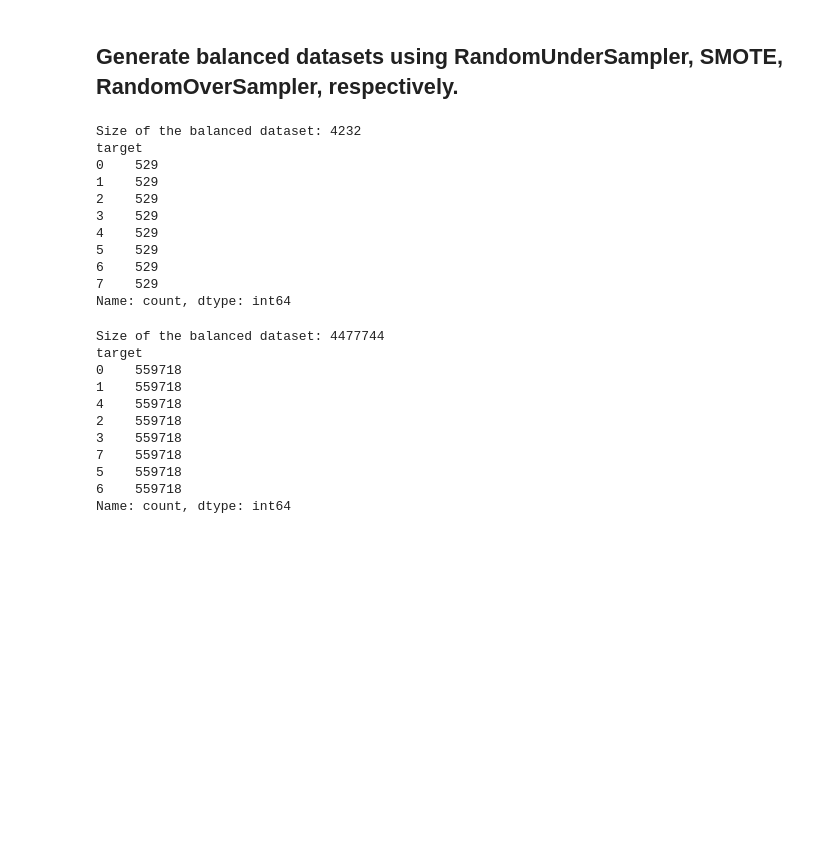
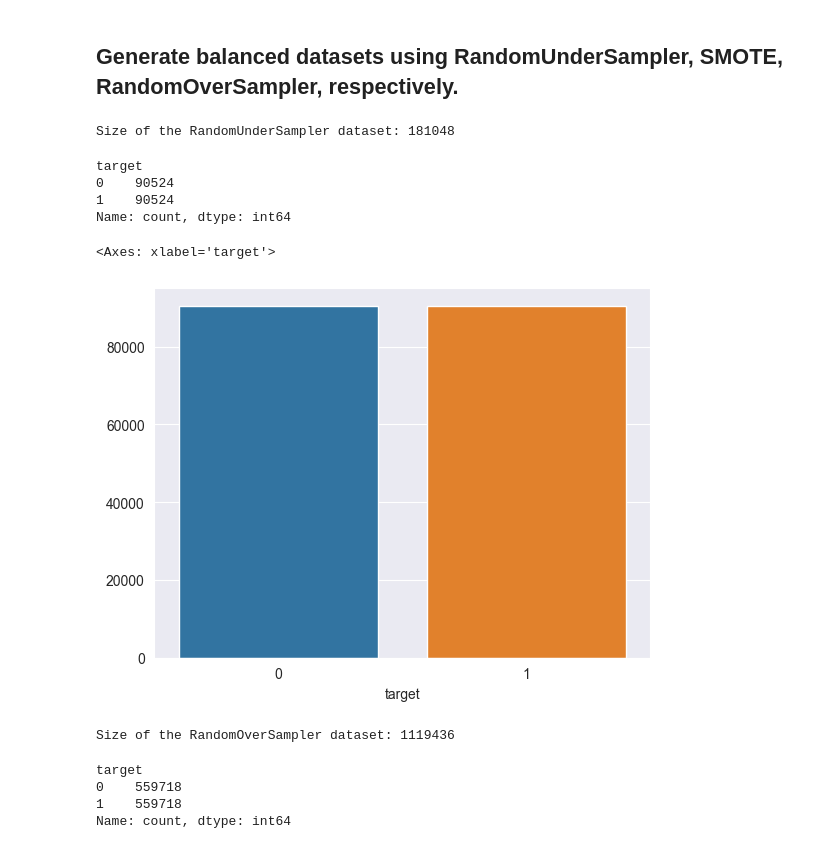
Before and after one commit to Hongwei-Z/SC-MLIDS, a Jupyter notebook: Data_Preprocessing.ipynb, the cells around one changed output. Drawn from its saved outputs; the diff is of its cells as text; code cells hidden in the pictures; blank space fills up the shorter version.

```diff
--- a/Data_Preprocessing.ipynb
+++ b/Data_Preprocessing.ipynb
@@ -149,42 +148,35 @@ dataset.to_csv("./datasets/target_data.csv",index=False,header=True)
 # %%
 # Balance the dataset using RandomUnderSampler
 ru = RandomUnderSampler(random_state=0)
-X1, y1 = ru.fit_resample(dataset.iloc[:, :-1], dataset.iloc[:, -1])
+X1, y1 = ru.fit_resample(dataset_label.iloc[:, :-1], dataset_label.iloc[:, -1])
 ru_dataset = pd.DataFrame(X1)
 ru_dataset['target'] = y1
-print("Size of the balanced dataset:", int(len(ru_dataset)))
-print(ru_dataset['target'].value_counts())
-ru_dataset.to_csv("./datasets/ru_data.csv",index=False,header=True)
+print("Size of the RandomUnderSampler dataset:", len(ru_dataset))
+ru_dataset.to_csv("./datasets/ru_data.csv", index=False, header=True)
+ru_dataset['target'].value_counts()
 # %% [output]
-Size of the balanced dataset: 4232
-target
-0    529
-1    529
-2    529
-3    529
-4    529
-5    529
-6    529
-7    529
-Name: count, dtype: int64
+Size of the RandomUnderSampler dataset: 181048
+target
+0    90524
+1    90524
+Name: count, dtype: int64
+# %%
+sb.barplot(y=ru_dataset['target'].value_counts().values, x=ru_dataset['target'].value_counts().index)
+# %% [output]
+<Axes: xlabel='target'>
+[figure, added]
 # %%
 # Balance the dataset using RandomOverSampler
 ro = RandomOverSampler(random_state=0)
-X2, y2 = ro.fit_resample(dataset.iloc[:, :-1], dataset.iloc[:, -1])
+X2, y2 = ro.fit_resample(dataset_label.iloc[:, :-1], dataset_label.iloc[:, -1])
 ro_dataset = pd.DataFrame(X2)
 ro_dataset['target'] = y2
-print("Size of the balanced dataset:", int(len(ro_dataset)))
-print(ro_dataset['target'].value_counts())
-ro_dataset.to_csv("./datasets/ro_data.csv",index=False,header=True)
+print("Size of the RandomOverSampler dataset:", len(ro_dataset))
+ro_dataset.to_csv("./datasets/ro_data.csv", index=False, header=True)
+ro_dataset['target'].value_counts()
 # %% [output]
-Size of the balanced dataset: 4477744
-target
-0    559718
-1    559718
-4    559718
-2    559718
-3    559718
-7    559718
-5    559718
-6    559718
-Name: count, dtype: int64
+Size of the RandomOverSampler dataset: 1119436
+target
+0    559718
+1    559718
+Name: count, dtype: int64
```
Also changed, not shown: parts of 9 cells of this notebook, 1 other file.
